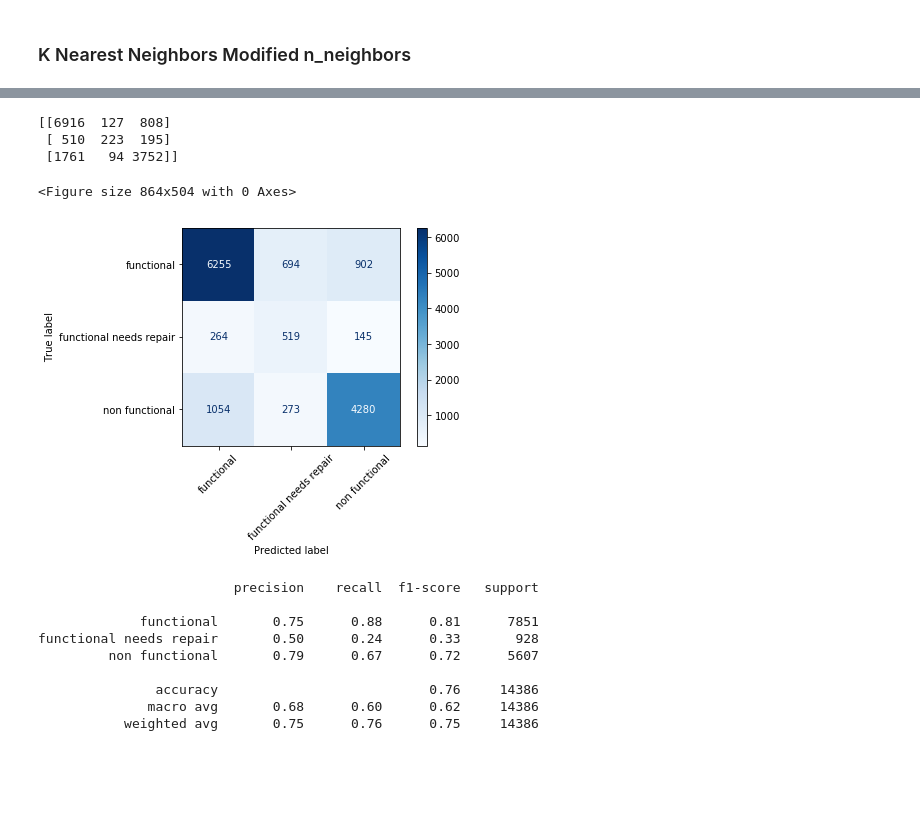
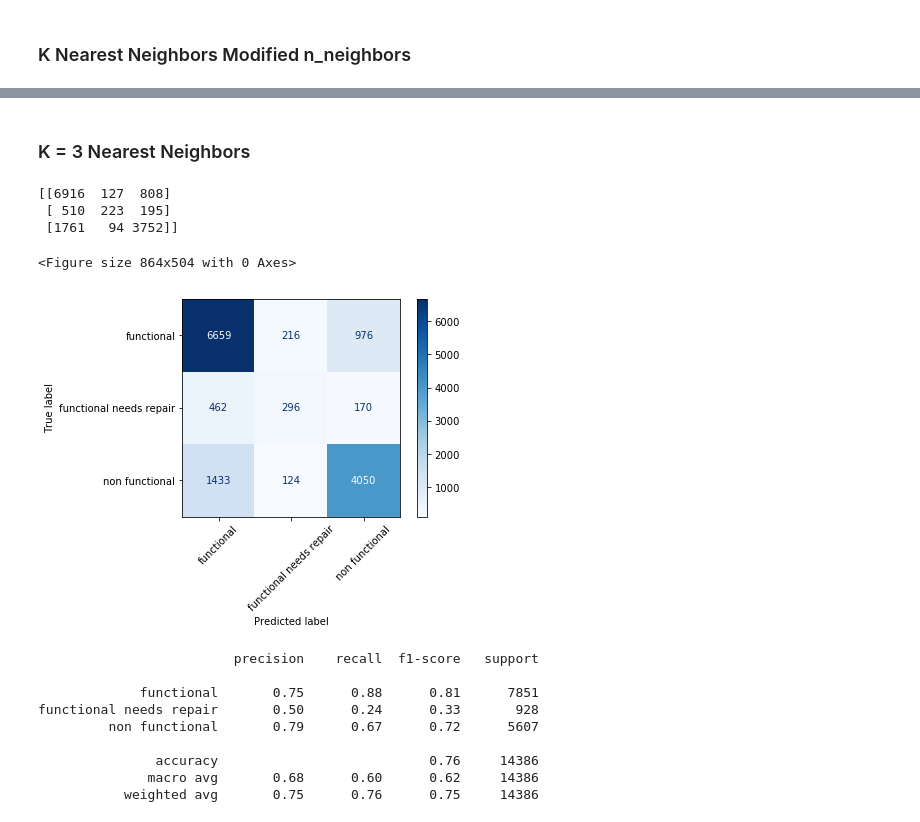
Before and after one commit to tcastanley/Tanzanian-Water-Pump-Analysis, a Jupyter notebook: Tanzanian Water Pump Analysis - Data Modeling Notebook.ipynb, the cells around one changed output, grey strips where cells are left out. Drawn from its saved outputs; the diff is of its cells as text; code cells hidden in the pictures; blank space fills up the shorter version.

```diff
--- a/Tanzanian Water Pump Analysis - Data Modeling Notebook.ipynb
+++ b/Tanzanian Water Pump Analysis - Data Modeling Notebook.ipynb
@@ -1135,19 +1170,21 @@ functional needs repair       0.48      0.30      0.37       928
+# %% [markdown]
+### K = 3 Nearest Neighbors
 # %%
-knn = KNeighborsClassifier(n_neighbors=10)
-knn.fit(X_train_scaled, y_train)
+knn3 = KNeighborsClassifier(n_neighbors=3)
+knn3.fit(X_train_scaled, y_train)
 
 test_preds = knn.predict(X_test_scaled)
 # %%
 print(confusion_matrix(y_test, test_preds))
 plt.figure(figsize=(12, 7));
-plot_confusion_matrix(rdm_forest_smote, X_test_scaled, y_test, cmap=plt.cm.Blues);
+plot_confusion_matrix(knn3, X_test_scaled, y_test, cmap=plt.cm.Blues);
 plt.xticks(rotation=45);
 # %% [output]
 [[6916  127  808]
  [ 510  223  195]
  [1761   94 3752]]
 <Figure size 864x504 with 0 Axes>
-[figure, old version]
+[figure, new version]
 # %%
 print(classification_report(y_test, test_preds))
 # %% [output]
```
Also changed, not shown: parts of 15 cells of this notebook, 4 other files.
